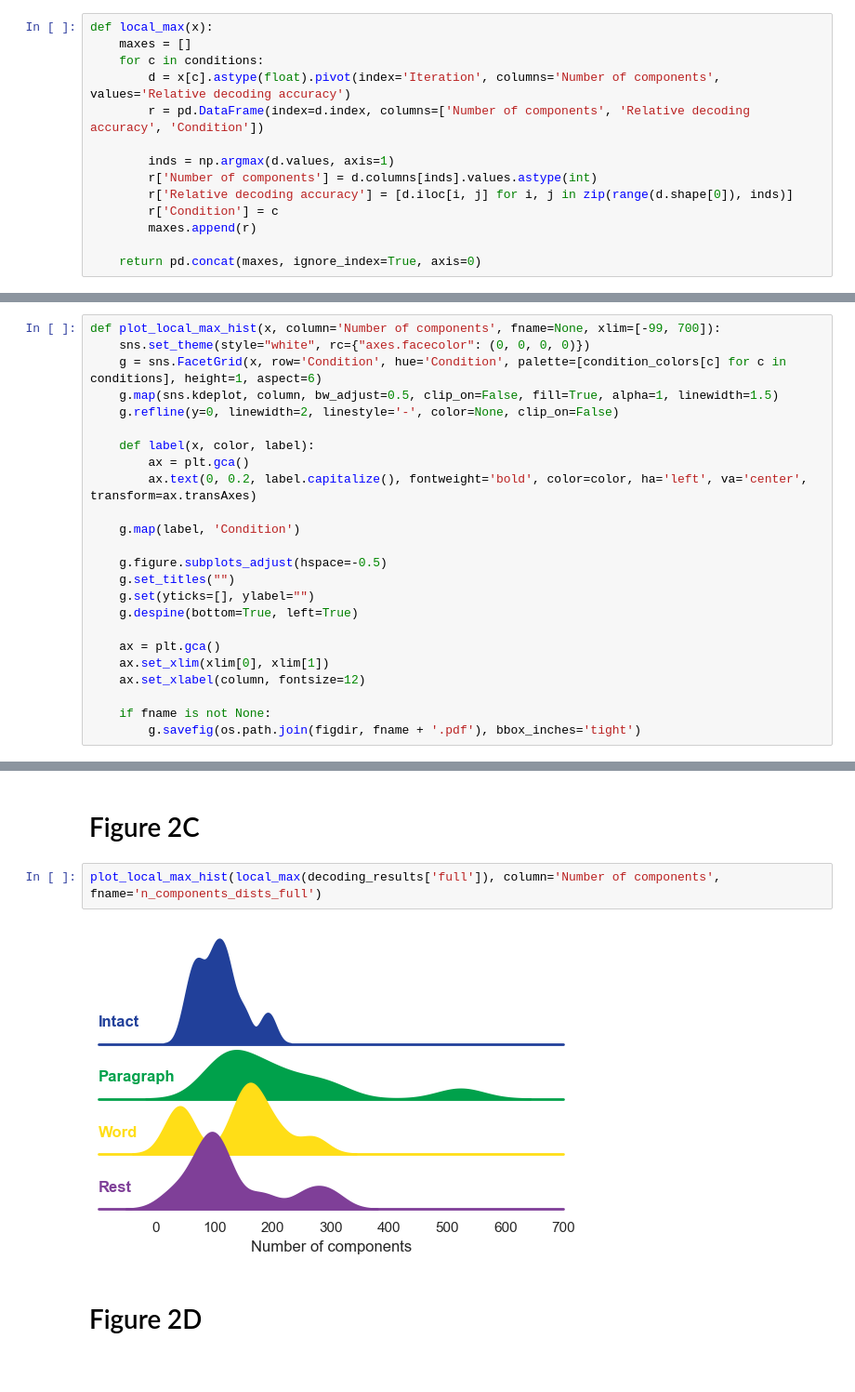
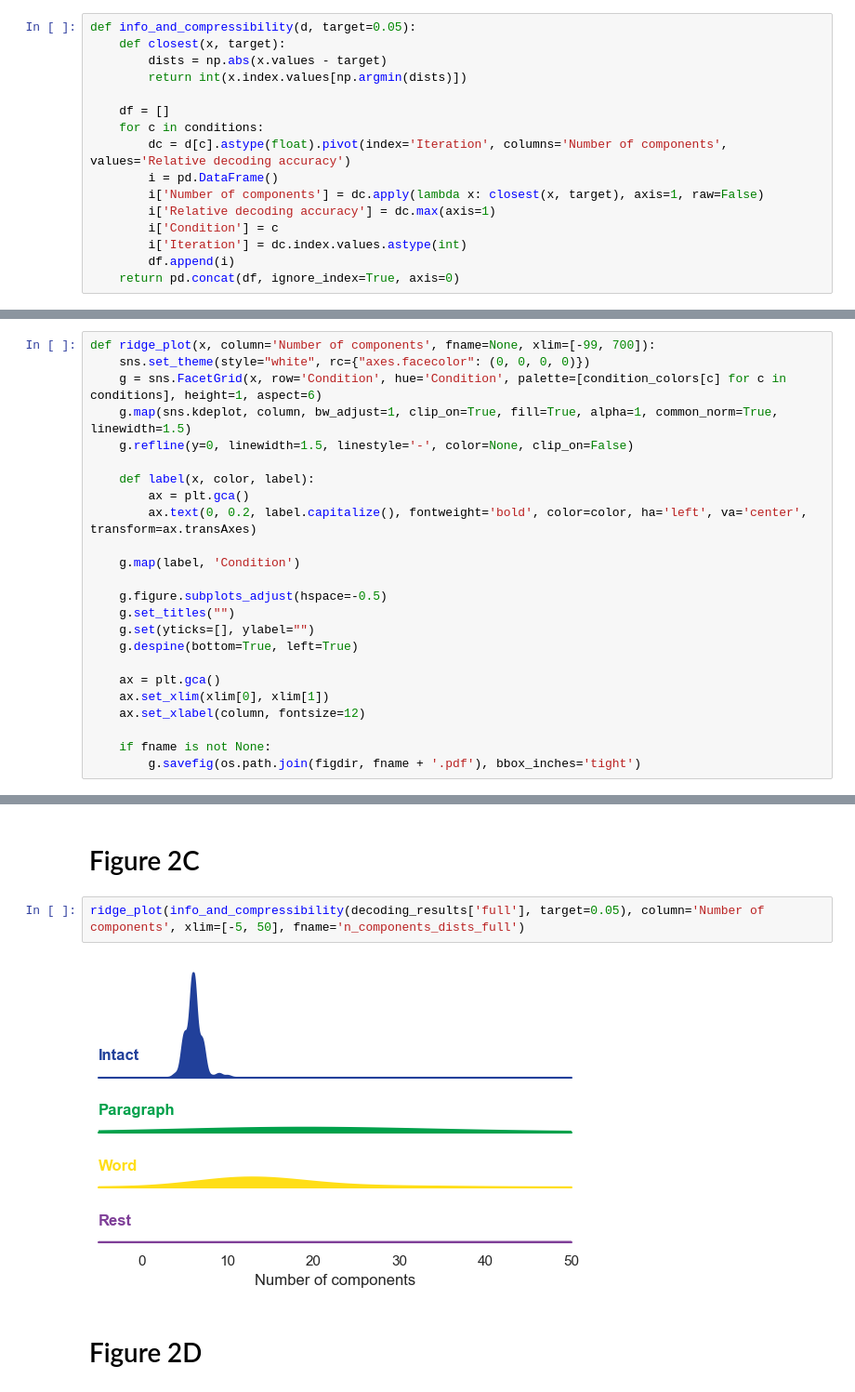
Before and after one commit to ContextLab/pca_paper, a Jupyter notebook: code/notebooks/decoding_and_compression.ipynb, the cells around one changed output, grey strips where cells are left out. Shown at 93% size. Saved outputs shown, nothing was run; the diff lists cells and outputs as text.

```diff
--- a/code/notebooks/decoding_and_compression.ipynb
+++ b/code/notebooks/decoding_and_compression.ipynb
@@ -191,17 +192,19 @@ def plot_accuracy(x, fname=None):
 
     return fig
 # %%
-def local_max(x):
-    maxes = []
+def info_and_compressibility(d, target=0.05):
+    def closest(x, target):
+        dists = np.abs(x.values - target)
+        return int(x.index.values[np.argmin(dists)])
+
+    df = []
     for c in conditions:
-        d = x[c].astype(float).pivot(index='Iteration', columns='Number of components', values='Relative decoding accuracy')
-        r = pd.DataFrame(index=d.index, columns=['Number of components', 'Relative decoding accuracy', 'Condition'])
-
-        inds = np.argmax(d.values, axis=1)
-        r['Number of components'] = d.columns[inds].values.astype(int)
-        r['Relative decoding accuracy'] = [d.iloc[i, j] for i, j in zip(range(d.shape[0]), inds)]
-        r['Condition'] = c
-        maxes.append(r)
-
-    return pd.concat(maxes, ignore_index=True, axis=0)
+        dc = d[c].astype(float).pivot(index='Iteration', columns='Number of components', values='Relative decoding accuracy')
+        i = pd.DataFrame()
+        i['Number of components'] = dc.apply(lambda x: closest(x, target), axis=1, raw=False)
+        i['Relative decoding accuracy'] = dc.max(axis=1)
+        i['Condition'] = c
+        i['Iteration'] = dc.index.values.astype(int)
+        df.append(i)
+    return pd.concat(df, ignore_index=True, axis=0)
 # %%
@@ -225,11 +228,11 @@ def plot_local_max_scatter(x, fname=None):
 
     return fig
 # %%
-def plot_local_max_hist(x, column='Number of components', fname=None, xlim=[-99, 700]):
+def ridge_plot(x, column='Number of components', fname=None, xlim=[-99, 700]):
     sns.set_theme(style="white", rc={"axes.facecolor": (0, 0, 0, 0)})
     g = sns.FacetGrid(x, row='Condition', hue='Condition', palette=[condition_colors[c] for c in conditions], height=1, aspect=6)
-    g.map(sns.kdeplot, column, bw_adjust=0.5, clip_on=False, fill=True, alpha=1, linewidth=1.5)
-    g.refline(y=0, linewidth=2, linestyle='-', color=None, clip_on=False)
+    g.map(sns.kdeplot, column, bw_adjust=1, clip_on=True, fill=True, alpha=1, common_norm=True, linewidth=1.5)
+    g.refline(y=0, linewidth=1.5, linestyle='-', color=None, clip_on=False)
 
     def label(x, color, label):
         ax = plt.gca()
@@ -277,9 +280,9 @@ fig.savefig(os.path.join(figdir, 'decoding_full_zoomed.pdf'), bbox_inches='tight
 # %% [markdown]
 # Figure 2C
 # %%
-plot_local_max_hist(local_max(decoding_results['full']), column='Number of components', fname='n_components_dists_full')
+ridge_plot(info_and_compressibility(decoding_results['full'], target=0.05), column='Number of components', xlim=[-5, 50], fname='n_components_dists_full')
 # %% [output]
-[figure, old version]
+[figure, new version]
 # %% [markdown]
 # Figure 2D
 # %%
```
Also changed, not shown: parts of 16 cells of this notebook, 24 other files.
